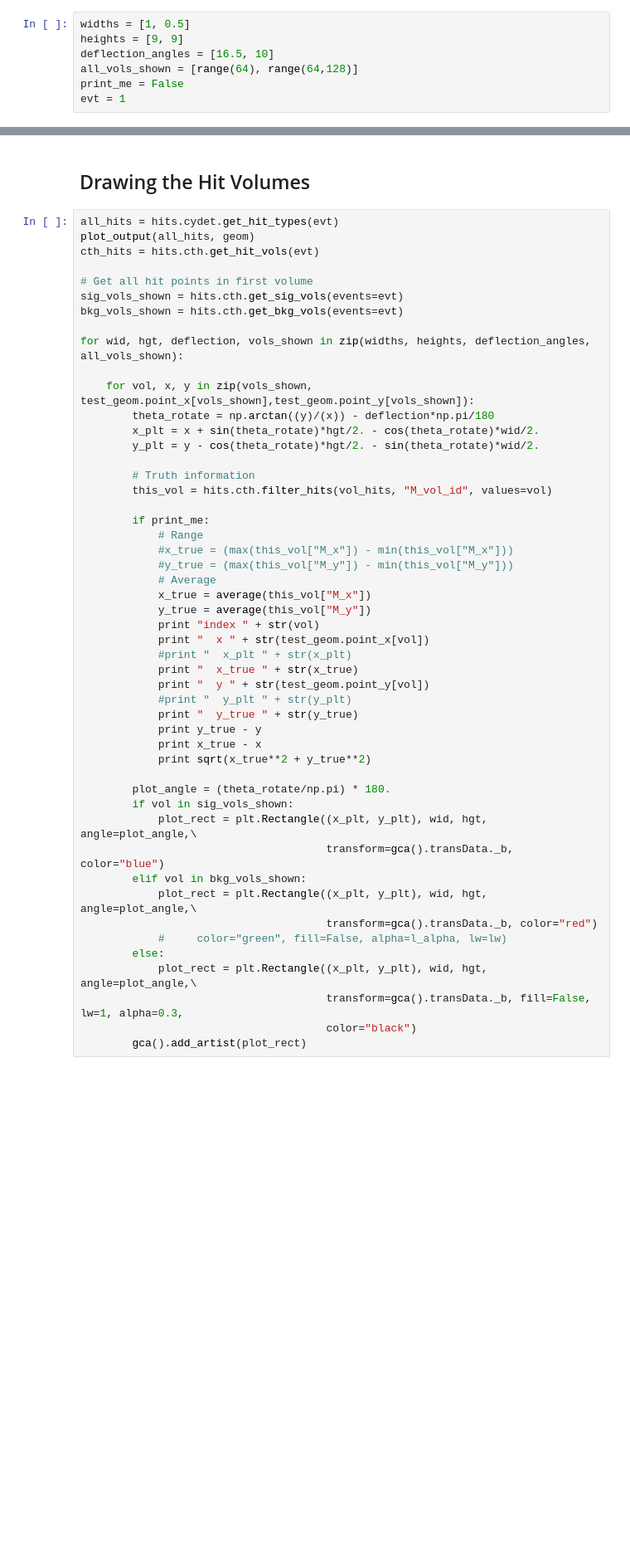
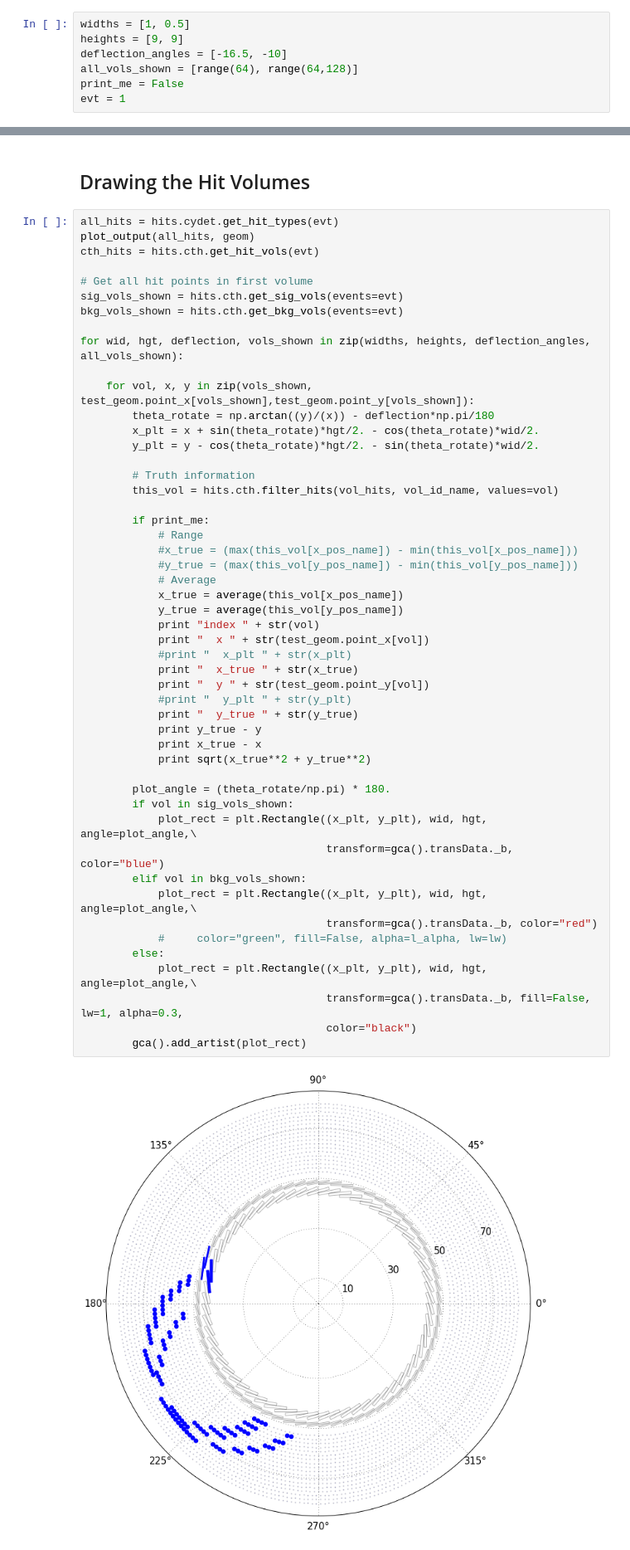
Before and after one commit to ewengillies/track-finding-yandex, a Jupyter notebook: notebooks/Plotting_CTH.ipynb, the cells around one changed output, grey strips where cells are left out. Shown at 83% size. Drawn from its saved outputs; the diff is of its cells as text; blank space fills up the shorter version.

```diff
--- a/notebooks/Plotting_CTH.ipynb
+++ b/notebooks/Plotting_CTH.ipynb
@@ -126,7 +160,7 @@ test_geom = CylindricalArray(cth_n_vols, cth_radii, cth_phi0)
 # %%
 widths = [1, 0.5]
 heights = [9, 9]
-deflection_angles = [16.5, 10]
+deflection_angles = [-16.5, -10]
 all_vols_shown = [range(64), range(64,128)]
 print_me = False
 evt = 1
@@ -267,36 +308,38 @@ for wid, hgt, deflection, vols_shown in zip(widths, heights, deflection_angles,
         y_plt = y - cos(theta_rotate)*hgt/2. - sin(theta_rotate)*wid/2.
 
         # Truth information
-        this_vol = hits.cth.filter_hits(vol_hits, "M_vol_id", values=vol)
+        this_vol = hits.cth.filter_hits(vol_hits, vol_id_name, values=vol)
 
         if print_me:
             # Range
-            #x_true = (max(this_vol["M_x"]) - min(this_vol["M_x"]))
-            #y_true = (max(this_vol["M_y"]) - min(this_vol["M_y"]))
+            #x_true = (max(this_vol[x_pos_name]) - min(this_vol[x_pos_name]))
+            #y_true = (max(this_vol[y_pos_name]) - min(this_vol[y_pos_name]))
             # Average
-            x_true = average(this_vol["M_x"])
-            y_true = average(this_vol["M_y"])
+            x_true = average(this_vol[x_pos_name])
+            y_true = average(this_vol[y_pos_name])
             print "index " + str(vol)
             print "  x " + str(test_geom.point_x[vol])
             #print "  x_plt " + str(x_plt)
             print "  x_true " + str(x_true)
             print "  y " + str(test_geom.point_y[vol])
             #print "  y_plt " + str(y_plt)
             print "  y_true " + str(y_true)
             print y_true - y
             print x_true - x
             print sqrt(x_true**2 + y_true**2)
 
         plot_angle = (theta_rotate/np.pi) * 180.
         if vol in sig_vols_shown:
             plot_rect = plt.Rectangle((x_plt, y_plt), wid, hgt, angle=plot_angle,\
                                       transform=gca().transData._b, color="blue")
         elif vol in bkg_vols_shown:
             plot_rect = plt.Rectangle((x_plt, y_plt), wid, hgt, angle=plot_angle,\
                                       transform=gca().transData._b, color="red")
             #     color="green", fill=False, alpha=l_alpha, lw=lw)
         else:
             plot_rect = plt.Rectangle((x_plt, y_plt), wid, hgt, angle=plot_angle,\
                                       transform=gca().transData._b, fill=False, lw=1, alpha=0.3,
                                       color="black")
         gca().add_artist(plot_rect)
+# %% [output]
+[figure, added]
```
Also changed, not shown: parts of 16 cells of this notebook, 1 other file.
